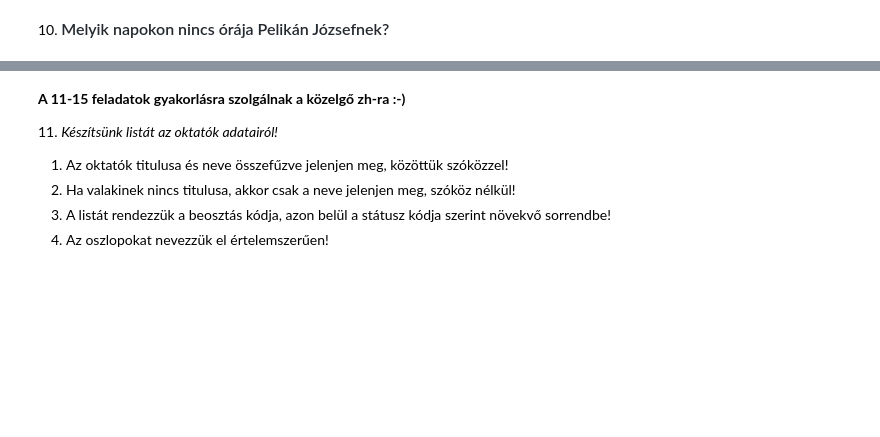
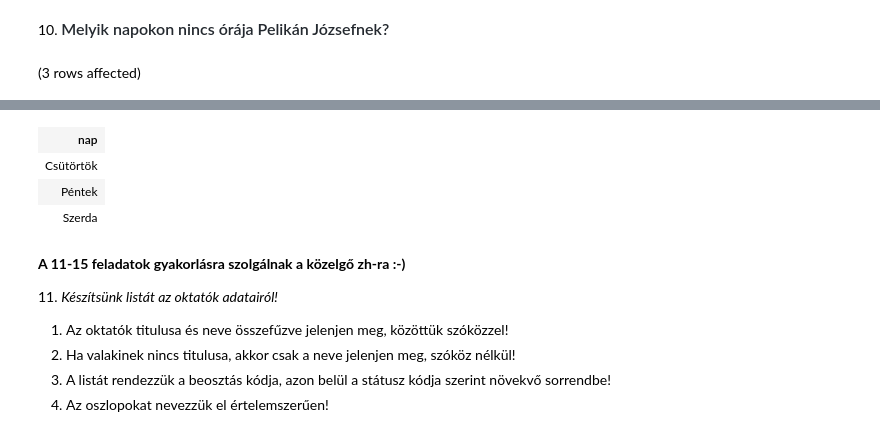
Before and after one commit to szentebalint0/AdatBG02, a Jupyter notebook: gyakorlat03_feladatok.ipynb, the cells around one changed output, grey strips where cells are left out. Drawn from its saved outputs; the diff is of its cells as text; code cells hidden in the pictures; blank space fills up the shorter version.

```diff
--- a/gyakorlat03_feladatok.ipynb
+++ b/gyakorlat03_feladatok.ipynb
@@ -184,2 +218,13 @@ Total execution time: 00:00:00.029
 # %% [markdown]
 10. <span style="background-color: rgb(255, 255, 255); color: rgb(36, 41, 47); font-family: -apple-system, BlinkMacSystemFont, &quot;Segoe UI&quot;, Helvetica, Arial, sans-serif, &quot;Apple Color Emoji&quot;, &quot;Segoe UI Emoji&quot;; font-size: 16px; font-weight: 600;">Melyik napokon nincs órája Pelikán Józsefnek?</span>
+# %%
+SELECT DISTINCT nap
+FROM Napok
+
+EXCEPT
+
+SELECT n.nap
+FROM Oktatok okt JOIN Orak o ON okt.oktato_id = o.tanar JOIN Napok n ON o.nap = n.nap_id
+WHERE okt.nev = 'Pelikán József'
+# %% [output]
+(3 rows affected)
@@ -186,3 +232,7 @@ Total execution time: 00:00:00.029
+| nap |
+| Csütörtök |
+| Péntek |
+| Szerda |
 # %% [markdown]
 **A 11-15 feladatok gyakorlásra szolgálnak a közelgő zh-ra :-)**
 
```
Also changed, not shown: parts of 6 cells of this notebook, 1 other file.
